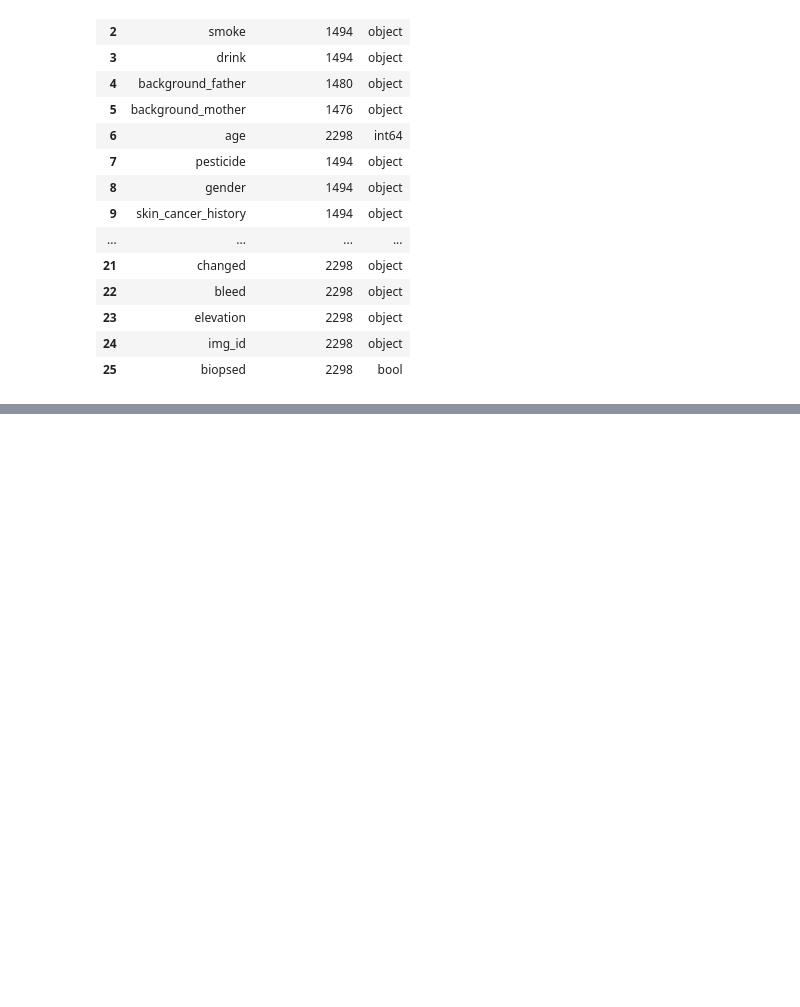
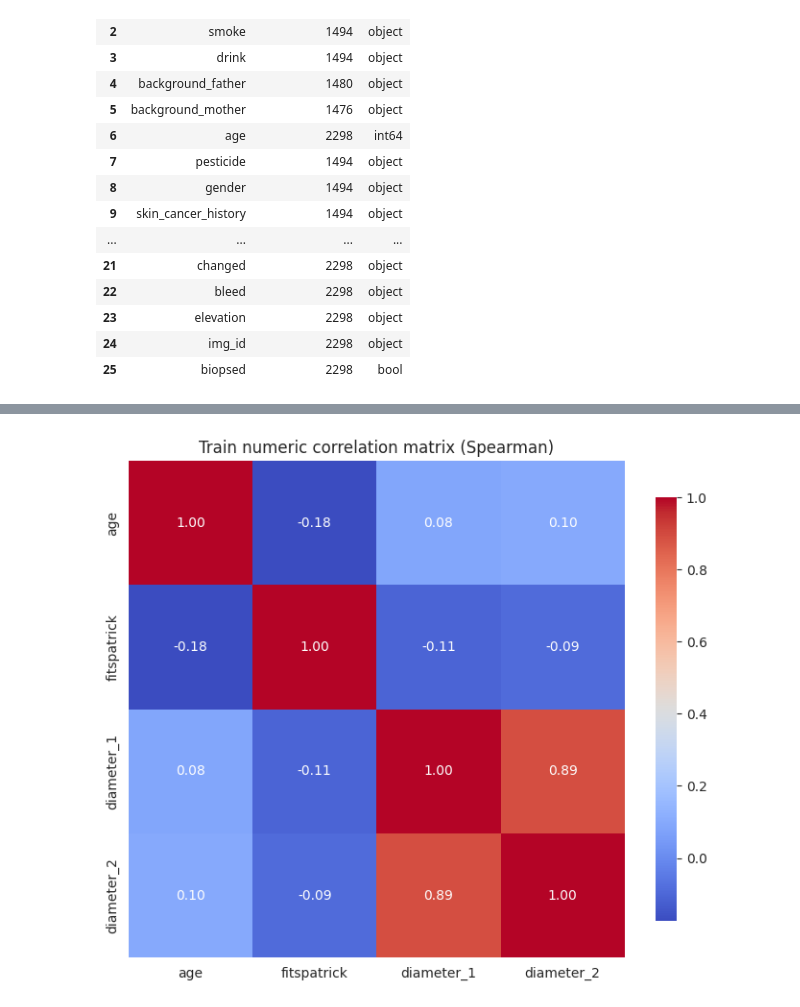
Before and after one commit to Belaleatsbanana/IOT_fusion, a Jupyter notebook: exploration.ipynb, the cells around one changed output, grey strips where cells are left out. Cells and saved outputs as stored; diff of their text form; code cells hidden in the pictures; blank space fills up the shorter version.

```diff
--- a/exploration.ipynb
+++ b/exploration.ipynb
@@ -351,0 +237,9 @@ plt.show()
+# %%
+corr = train_df[explore_num_cols].corr(method='spearman')
+plt.figure(figsize=(7, 6))
+sns.heatmap(corr, annot=True, fmt='.2f', cmap='coolwarm', square=True, cbar_kws={'shrink': 0.8})
+plt.title('Train numeric correlation matrix (Spearman)')
+plt.tight_layout()
+plt.show()
+# %% [output]
+[figure, added]
```
Also changed, not shown: parts of 44 cells of this notebook.
